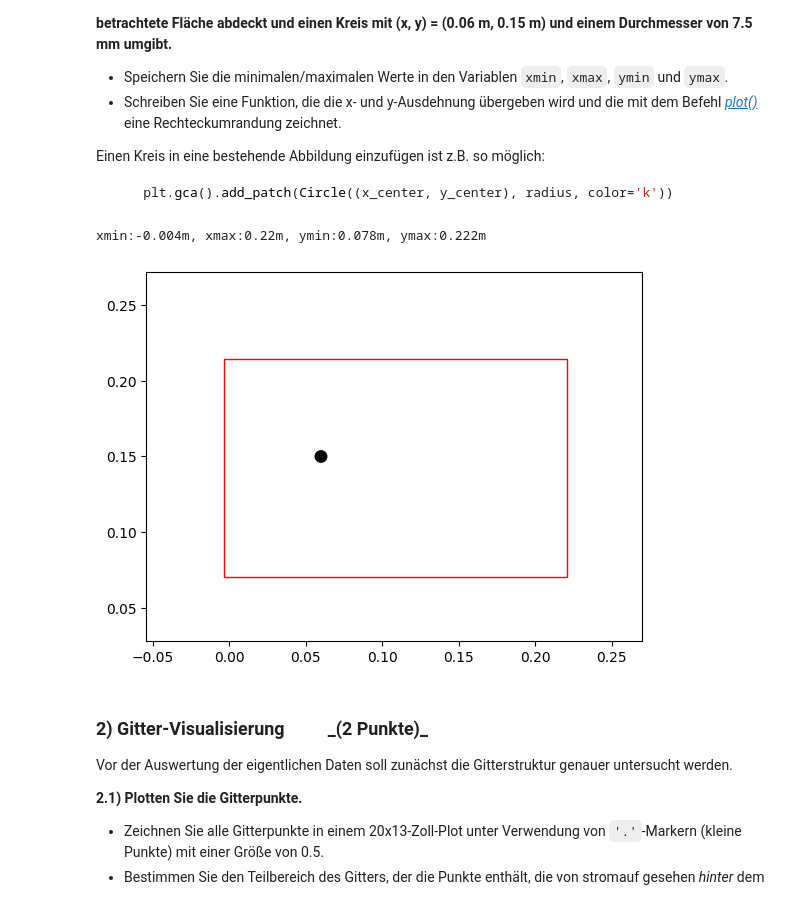
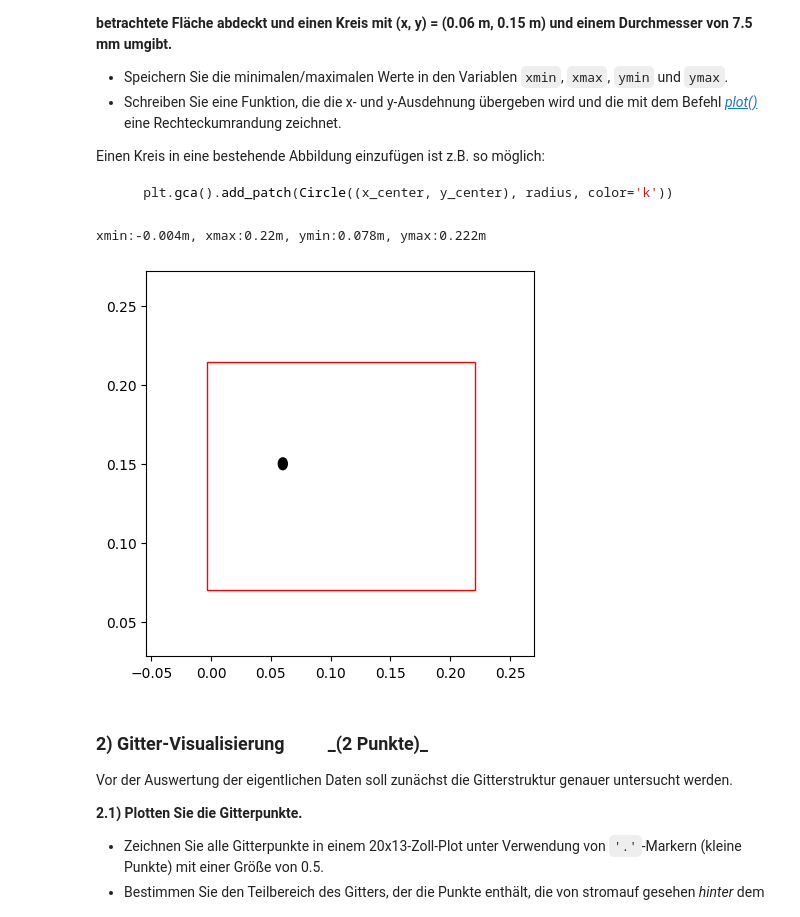
Before and after one commit to OYEMINE/Python-f-r-Ingenieure, a Jupyter notebook: PA3/PA3.ipynb, the cells around one changed output. Drawn from its saved outputs; the diff is of its cells as text; code cells hidden in the pictures.

```diff
--- a/PA3/PA3.ipynb
+++ b/PA3/PA3.ipynb
@@ -92,29 +92,29 @@ Einen Kreis in eine bestehende Abbildung einzufügen ist z.B. so möglich:
 # %%
 # Hier eigenen Code schreiben ...
 xmin = x.min()
 xmax = x.max()
 ymin = y.min()
 ymax = y.max()
 print(f"xmin:{xmin}m, xmax:{xmax}m, ymin:{ymin}m, ymax:{ymax}m")
 
 def plot(xmin, xmax, ymin, ymax):
     """
     Plottet den Kreis im Koordinatensystem, umrandet von einem Rechteck,
     welches die maximalen x-Werte und y-Werte inkludiert.
 
     Parameter: xmin, xmax, ymin, ymax
     """
-    fig, ax1 = plt.subplots()
+    fig, ax1 = plt.subplots(figsize=(5,5))
     ax1.set_xlim(xmin - 0.05, xmax + 0.05)
     ax1.set_ylim(ymin - 0.05, ymax + 0.05)
     ax1.add_patch(Circle((0.06, 0.15), 0.0075/2, color="k"))
     ax1.add_patch(Rectangle((xmin - xmin * 0.1,ymin - ymin * 0.1),
     xmax - xmin, ymax - ymin, edgecolor="red", facecolor="none"))
 
 plot(xmin, xmax, ymin, ymax)
 # %% [output]
 xmin:-0.004m, xmax:0.22m, ymin:0.078m, ymax:0.222m
-[figure, old version]
+[figure, new version]
 # %%
 # Hier sind einige Plausibilitätstests:
 assert xmax-xmin == 0.224
```
Also changed, not shown: parts of 1 cell of this notebook.
